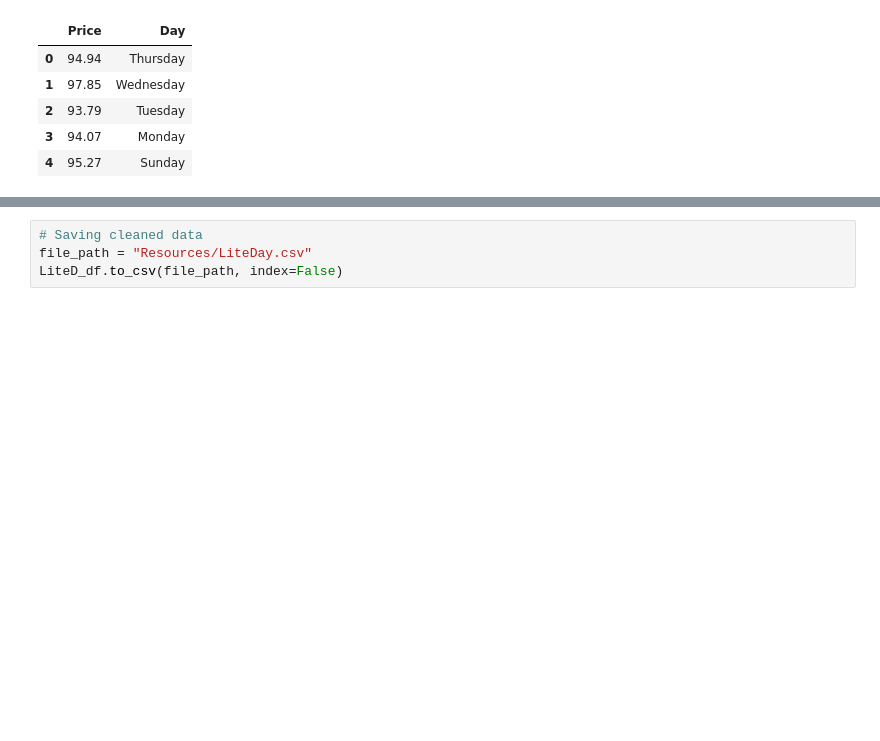
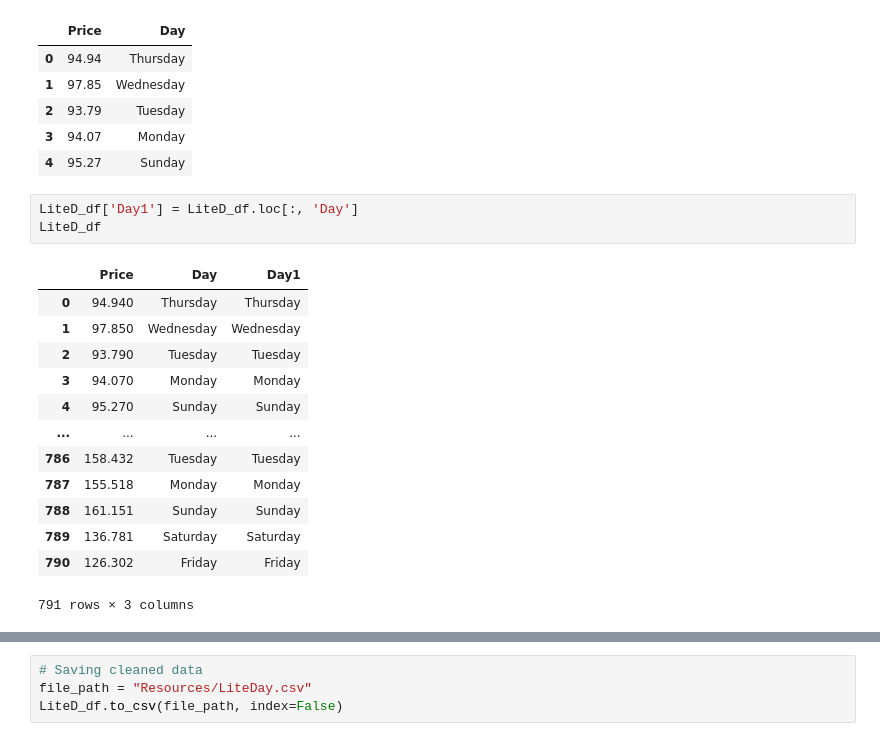
Before and after one commit to tylerfallon/The-Omniscient-Crypto-Oracle, a Jupyter notebook: LiteCoinDailyPlt.ipynb, the cells around one changed output, grey strips where cells are left out. Saved outputs shown, nothing was run; the diff lists cells and outputs as text; blank space fills up the shorter version.

```diff
--- a/LiteCoinDailyPlt.ipynb
+++ b/LiteCoinDailyPlt.ipynb
@@ -72,3 +72,20 @@ LiteD_df.head()
 | 2 | 93.79 | Tuesday |
 | 3 | 94.07 | Monday |
 | 4 | 95.27 | Sunday |
+# %%
+LiteD_df['Day1'] = LiteD_df.loc[:, 'Day']
+LiteD_df
+# %% [output]
+|  | Price | Day | Day1 |
+| 0 | 94.940 | Thursday | Thursday |
+| 1 | 97.850 | Wednesday | Wednesday |
+| 2 | 93.790 | Tuesday | Tuesday |
+| 3 | 94.070 | Monday | Monday |
+| 4 | 95.270 | Sunday | Sunday |
+| ... | ... | ... | ... |
+| 786 | 158.432 | Tuesday | Tuesday |
+| 787 | 155.518 | Monday | Monday |
+| 788 | 161.151 | Sunday | Sunday |
+| 789 | 136.781 | Saturday | Saturday |
+| 790 | 126.302 | Friday | Friday |
+791 rows × 3 columns
```
Also changed, not shown: parts of 3 cells of this notebook, 11 other files.
